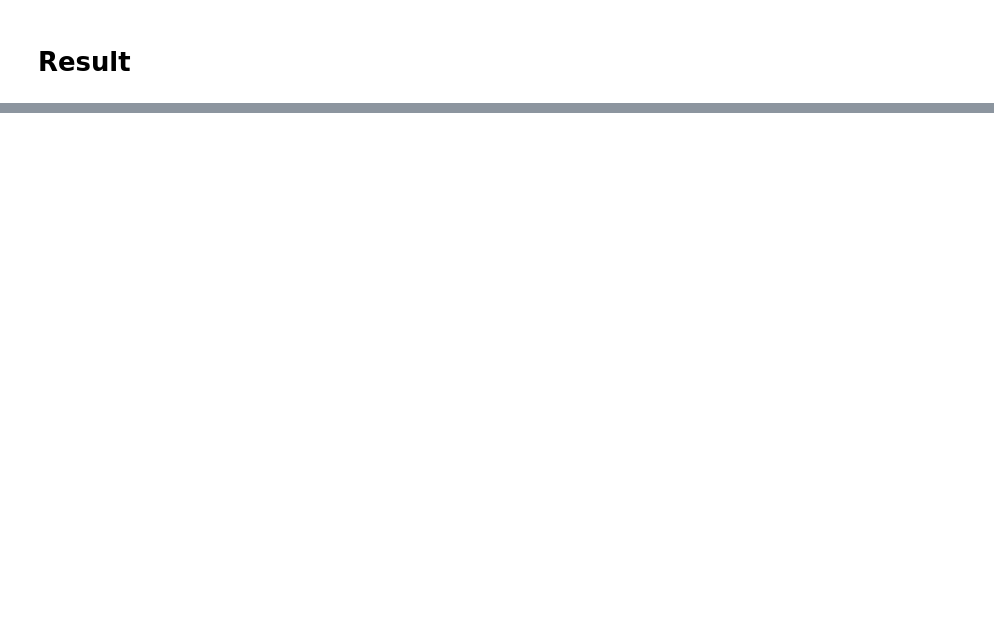
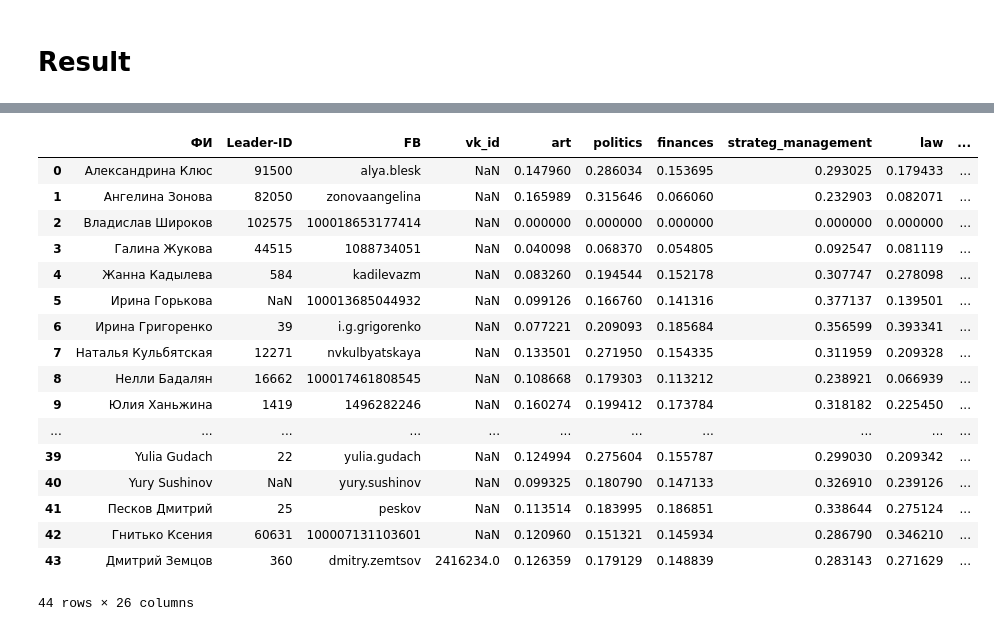
Before and after one commit to thepowerfuldeez/vk_text_classifier, a Jupyter notebook: Task.ipynb, the cells around one changed output, grey strips where cells are left out. Cells and saved outputs as stored; diff of their text form; code cells hidden in the pictures; blank space fills up the shorter version.

```diff
--- a/Task.ipynb
+++ b/Task.ipynb
@@ -71,10 +87,5 @@ for tag, ids_ in sources.items():
                                     _ = f.write(f"{text}\n")
                         except:
                             pass
-# %%
-r = ResultClass()
-for user_vk in tqdm.tqdm(social.vk.dropna()):
-    r.parse_vk(user_vk)
-    r.texts = []
 # %% [markdown]
 Manual processing
@@ -282,46 +439,26 @@ known = pd.read_csv("assets/known_users.csv")
 known = known.merge(df[['vk_id']], left_on='Leader-ID', right_index=True, how='left')
 # %%
 result_class = ResultClass()
-# %%
-categories = json.load(open("assets/categories.json"))
-classifier = load_model("assets/vk_texts_classifier.h5")
-vectorizer = pickle.load(open("assets/vectorizer.p", "rb"))
-
-with open("t.txt", "w") as f:
-    for user_fb in known.FB:
-        user_vk = None
-        texts = []
-        parse_class = ParseClass()
-        if user_vk:
-            texts.extend(parse_class.process_owner_vk(user_vk, owner_type='user'))
-            public_ids = parse_class.get_publics(user_vk, 6)
-            for public_id in public_ids:
-                texts.extend(parse_class.process_owner_vk(public_id, owner_type='public', n_wall=2000))
-        if user_fb:
-            # texts.extend(parse_class.get_posts_fb(user_fb))
-            texts.extend(parse_class.get_posts_fb_temp(user_fb))
-        corpora_class = CorporaClass()
-        corpora_class.add_to_corpora(texts)
-        corpora_class.process_corpora()
-        pred = categories[svm.predict(vectorizer.transform([" ".join(corpora_class.corpora[0])]).toarray())[0]]
-        _ = f.write(f"{known.loc[known.FB == user_fb, 'ФИ']} – {pred}")
-    #     verdict = normalize(np.sum(svm.predict(vectorizer.transform(corpora_class.corpora[0]).toarray()),
-    #                                axis=0).reshape(1, -1))[0]
-    #     list(zip(categories, verdict))
 # %%
 offset = 0
 for index, row in tqdm.tqdm(known.iloc[offset:, :].iterrows(), total=len(known) - offset):
     user_vk = row['vk_id']
-    if np.isnan(user_vk):
+    if str(user_vk) == "nan":
         user_vk = None
     user_fb = row['FB']
+    if str(user_fb) == "nan":
+        user_fb = None
     try:
         verdict = result_class.get_result(user_vk, user_fb)
+        result_class.texts = []
         for cat, value in verdict:
             known.loc[index, cat] = value
     except ValueError:
         for cat in categories:
             known.loc[index, cat] = 0
+    except IndexError:
+        for cat in categories:
+            known.loc[index, cat] = 0
 # %%
 norm_dict = {"values": []}
 for name in known.ФИ:
@@ -359,6 +556,27 @@ AttributeError: 'tuple' object has no attribute 'values'
 # %%
 known.to_csv("assets/known.csv")
 json.dump(norm_dict, open("assets/temporary_result.json", "w"))
+# %%
+known
+# %% [output]
+|  | ФИ | Leader-ID | FB | vk_id | art | politics | finances | strateg_management | law | ... |
+| 0 | Александрина Клюс | 91500 | alya.blesk | NaN | 0.147960 | 0.286034 | 0.153695 | 0.293025 | 0.179433 | ... |
+| 1 | Ангелина Зонова | 82050 | zonovaangelina | NaN | 0.165989 | 0.315646 | 0.066060 | 0.232903 | 0.082071 | ... |
+| 2 | Владислав Широков | 102575 | 100018653177414 | NaN | 0.000000 | 0.000000 | 0.000000 | 0.000000 | 0.000000 | ... |
+| 3 | Галина Жукова | 44515 | 1088734051 | NaN | 0.040098 | 0.068370 | 0.054805 | 0.092547 | 0.081119 | ... |
+| 4 | Жанна Кадылева | 584 | kadilevazm | NaN | 0.083260 | 0.194544 | 0.152178 | 0.307747 | 0.278098 | ... |
+| 5 | Ирина Горькова | NaN | 100013685044932 | NaN | 0.099126 | 0.166760 | 0.141316 | 0.377137 | 0.139501 | ... |
+| 6 | Ирина Григоренко | 39 | i.g.grigorenko | NaN | 0.077221 | 0.209093 | 0.185684 | 0.356599 | 0.393341 | ... |
+| 7 | Наталья Кульбятская | 12271 | nvkulbyatskaya | NaN | 0.133501 | 0.271950 | 0.154335 | 0.311959 | 0.209328 | ... |
+| 8 | Нелли Бадалян | 16662 | 100017461808545 | NaN | 0.108668 | 0.179303 | 0.113212 | 0.238921 | 0.066939 | ... |
+| 9 | Юлия Ханьжина | 1419 | 1496282246 | NaN | 0.160274 | 0.199412 | 0.173784 | 0.318182 | 0.225450 | ... |
+| ... | ... | ... | ... | ... | ... | ... | ... | ... | ... | ... |
+| 39 | Yulia Gudach | 22 | yulia.gudach | NaN | 0.124994 | 0.275604 | 0.155787 | 0.299030 | 0.209342 | ... |
+| 40 | Yury Sushinov | NaN | yury.sushinov | NaN | 0.099325 | 0.180790 | 0.147133 | 0.326910 | 0.239126 | ... |
+| 41 | Песков Дмитрий | 25 | peskov | NaN | 0.113514 | 0.183995 | 0.186851 | 0.338644 | 0.275124 | ... |
+| 42 | Гнитько Ксения | 60631 | 100007131103601 | NaN | 0.120960 | 0.151321 | 0.145934 | 0.286790 | 0.346210 | ... |
+| 43 | Дмитрий Земцов | 360 | dmitry.zemtsov | 2416234.0 | 0.126359 | 0.179129 | 0.148839 | 0.283143 | 0.271629 | ... |
+44 rows × 26 columns
 # %%
 import vk_api
 from config import VK_TOKEN
```
Also changed, not shown: parts of 41 cells of this notebook, 3 other files.
